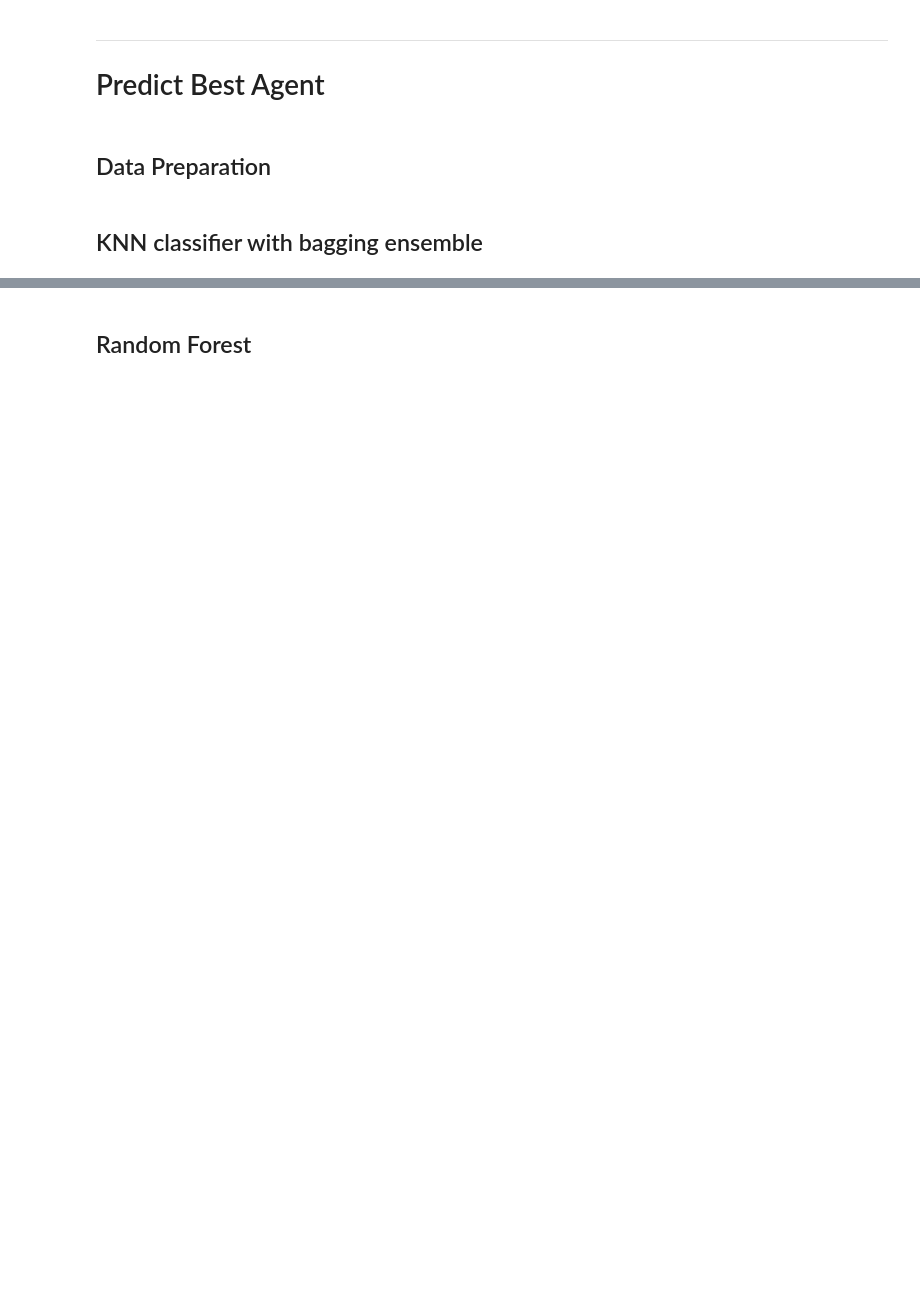
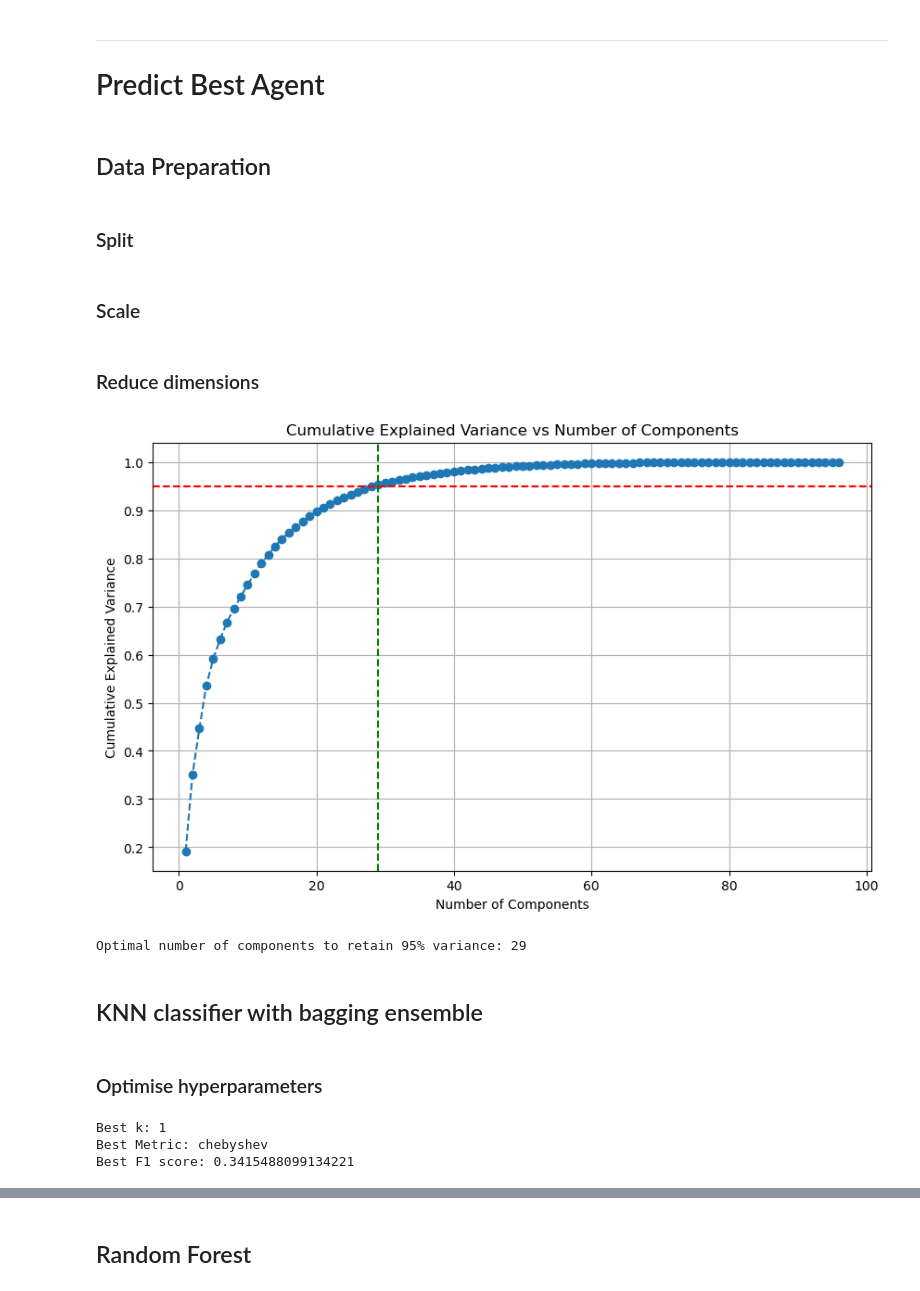
Before and after one commit to Artyom-kurguzkin/ML-ludemes-predictions, a Jupyter notebook: ludemes-gameData-predict.ipynb, the cells around one changed output, grey strips where cells are left out. Saved outputs shown, nothing was run; the diff lists cells and outputs as text; code cells hidden in the pictures; blank space fills up the shorter version.

```diff
--- a/ludemes-gameData-predict.ipynb
+++ b/ludemes-gameData-predict.ipynb
@@ -1245,3 +1272,5 @@ F1 Score (Macro): 0.15807895807895808
 # Predict Best Agent
 # %% [markdown]
 ## Data Preparation
+# %% [markdown]
+### Split
@@ -1247,0 +1288,35 @@ F1 Score (Macro): 0.15807895807895808
+# %% [markdown]
+### Scale
+# %%
+scaler = MinMaxScaler()
+X_train_scaled = scaler.fit_transform(X_train)
+X_test_scaled = scaler.transform(X_test)
+# %% [markdown]
+### Reduce dimensions
+# %%
+pca = PCA()
+pca.fit(X_test_scaled)
+
+# Calculate the explained variance ratio
+explained_variance = pca.explained_variance_ratio_
+
+# Calculate cumulative explained variance
+cumulative_variance = np.cumsum(explained_variance)
+
+# Plot the cumulative explained variance
+plt.figure(figsize=(10, 6))
+plt.plot(range(1, len(cumulative_variance) + 1), cumulative_variance, marker='o', linestyle='--')
+plt.title('Cumulative Explained Variance vs Number of Components')
+plt.xlabel('Number of Components')
+plt.ylabel('Cumulative Explained Variance')
+plt.axhline(y=0.95, color='r', linestyle='--')  # Threshold line for 95%
+plt.axvline(x=np.argmax(cumulative_variance >= 0.95) + 1, color='g', linestyle='--')  # Optimal number of components
+plt.grid()
+plt.show()
+
+# Determine the optimal number of components for 95% variance
+optimal_n_components = np.argmax(cumulative_variance >= 0.95) + 1
+print(f'Optimal number of components to retain 95% variance: {optimal_n_components}')
+# %% [output]
+[figure, added]
+Optimal number of components to retain 95% variance: 29
@@ -1248,2 +1329,31 @@ F1 Score (Macro): 0.15807895807895808
 # %% [markdown]
 ## KNN classifier with bagging ensemble
+# %% [markdown]
+### Optimise hyperparameters
+# %%
+f1_macro_scorer = make_scorer(f1_score, average='macro')
+
+param_grid = {
+    'n_neighbors': np.arange(1, 10),  # Specify the range for n_neighbors
+    'metric': ['euclidean', 'manhattan', 'cosine', 'chebyshev']  # Include distance metrics
+}
+
+knn = KNeighborsClassifier()
+
+# Perform grid search
+kf = KFold(n_splits=5, shuffle=True, random_state=42)
+grid_search = GridSearchCV(knn, param_grid, scoring=f1_macro_scorer, cv=kf, n_jobs=-1)
+grid_search.fit(X_train_pca, y_train)
+
+# Extract the best parameters and score
+best_k = grid_search.best_params_['n_neighbors']
+best_metric = grid_search.best_params_['metric']
+best_f1_score = grid_search.best_score_
+
+print("Best k:", best_k)
+print("Best Metric:", best_metric)
+print("Best F1 score:", best_f1_score)
+# %% [output]
+Best k: 1
+Best Metric: chebyshev
+Best F1 score: 0.3415488099134221
```
Also changed, not shown: parts of 83 cells of this notebook.
